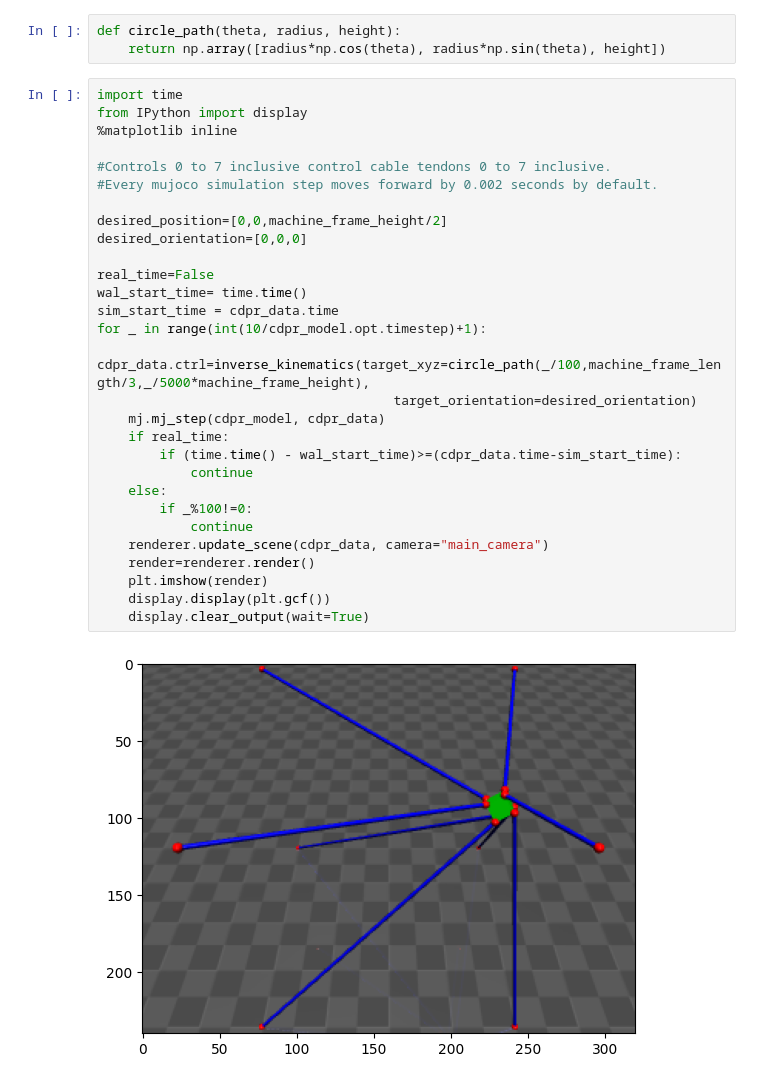
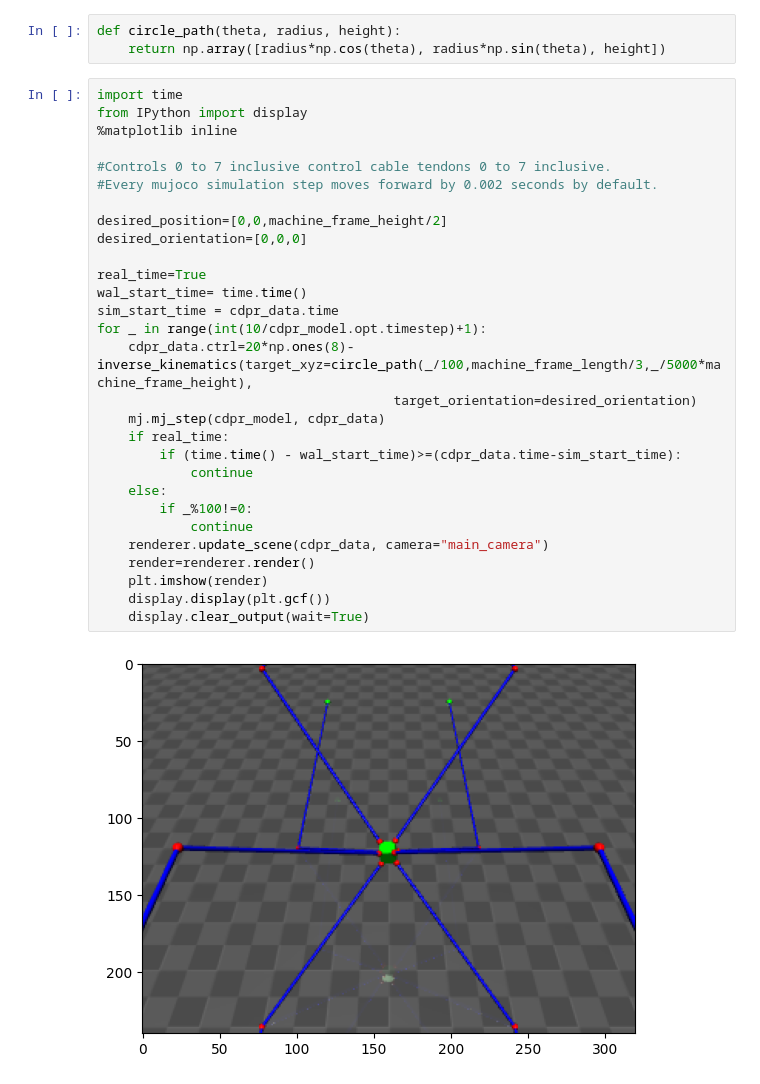
Before and after one commit to Yang51st/Mujoco-CDPR-Simulator, a Jupyter notebook: cdpr_sketches.ipynb, the cells around one changed output. Cells and saved outputs as stored; diff of their text form.

```diff
--- a/cdpr_sketches.ipynb
+++ b/cdpr_sketches.ipynb
@@ -22,34 +22,34 @@ def circle_path(theta, radius, height):
 # %%
 import time
 from IPython import display
 %matplotlib inline
 
 #Controls 0 to 7 inclusive control cable tendons 0 to 7 inclusive.
 #Every mujoco simulation step moves forward by 0.002 seconds by default.
 
 desired_position=[0,0,machine_frame_height/2]
 desired_orientation=[0,0,0]
 
-real_time=False
+real_time=True
 wal_start_time= time.time()
 sim_start_time = cdpr_data.time
 for _ in range(int(10/cdpr_model.opt.timestep)+1):
-    cdpr_data.ctrl=inverse_kinematics(target_xyz=circle_path(_/100,machine_frame_length/3,_/5000*machine_frame_height),
+    cdpr_data.ctrl=20*np.ones(8)-inverse_kinematics(target_xyz=circle_path(_/100,machine_frame_length/3,_/5000*machine_frame_height),
                                       target_orientation=desired_orientation)
     mj.mj_step(cdpr_model, cdpr_data)
     if real_time:
         if (time.time() - wal_start_time)>=(cdpr_data.time-sim_start_time):
             continue
     else:
         if _%100!=0:
             continue
     renderer.update_scene(cdpr_data, camera="main_camera")
     render=renderer.render()
     plt.imshow(render)
     display.display(plt.gcf())
     display.clear_output(wait=True)
 # %% [output]
-[figure, old version]
+[figure, new version]
 # %%
 actual_ee_rot_mat=np.stack([cdpr_data.sensor("end_effector_xv").data, cdpr_data.sensor("end_effector_yv").data, cdpr_data.sensor("end_effector_zv").data])
 actual_ee_axis_angles=R.from_matrix(actual_ee_rot_mat).as_rotvec(degrees=True)
```
Also changed, not shown: parts of 3 cells of this notebook, 2 other files.
